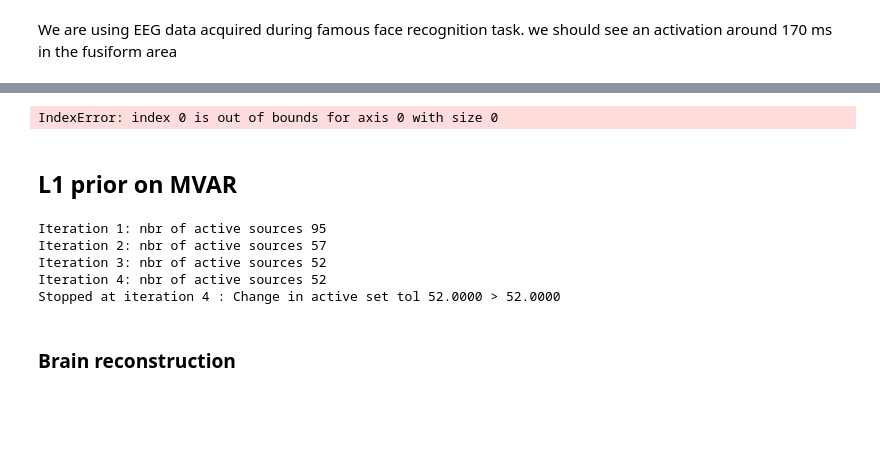
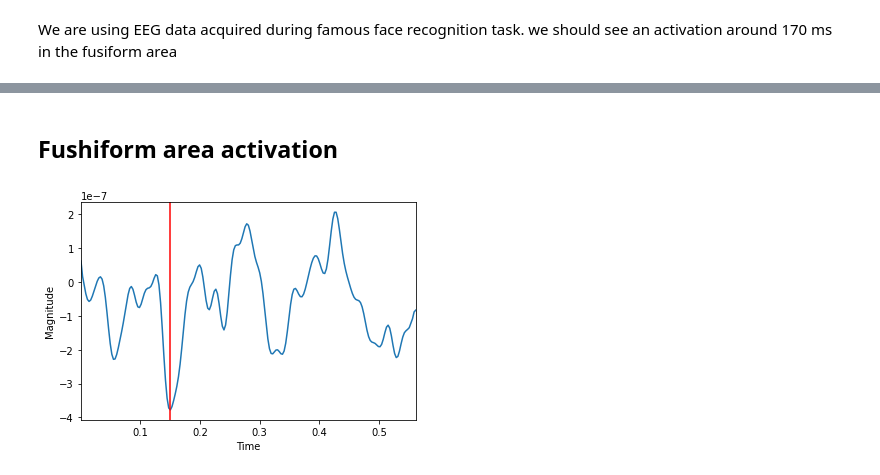
Before and after one commit to BBELAOUCHA/iSDR_cython, a Jupyter notebook: examples/eISDR_example.ipynb, the cells around one changed output, grey strips where cells are left out. Saved outputs shown, nothing was run; the diff lists cells and outputs as text; code cells hidden in the pictures; blank space fills up the shorter version.

```diff
--- a/examples/eISDR_example.ipynb
+++ b/examples/eISDR_example.ipynb
@@ -352,25 +330,12 @@ cl.plot_effective(fig_size=6, annot=False, cmap="YlGnBu")
+# %% [markdown]
+## Fushiform area activation
 # %%
 ix = np.where(cl.active_set[-1] == 42)[0][0]
-plt.plot(1e-12*cl.Scoef_[ix, :])
-
+plt.plot(time_samples, cl.Scoef_[ix, :])
+x_arg = np.argmin(cl.Scoef_[ix, :])
+plt.axvline(x=time_samples[x_arg], c='r')
 plt.xlabel('Time')
 plt.ylabel('Magnitude')
+plt.xlim(time_samples.min(), time_samples.max());
 # %% [output]
-IndexError: index 0 is out of bounds for axis 0 with size 0
+[figure, added]
-# %% [markdown]
-## L1 prior on MVAR
-# %%
-cl = ciSDR.linear_model.iSDR(l21_ratio=5, la=[1e-11, 1], verbose=1, old_version=False,
-                             normalize_Sstep=False, normalize_Astep=False)
-cl.solver(data['G'], data['M']*1e12, data['SC'].astype(int), model_p=2, A=None, normalize=False)
-cl.bias_correction()
-cl.coef_ = cl.Jbias_corr
-R = cl.coef_*1e-12
-# %% [output]
-Iteration 1: nbr of active sources 95
-Iteration 2: nbr of active sources 57
-Iteration 3: nbr of active sources 52
-Iteration 4: nbr of active sources 52
-Stopped at iteration 4 : Change in active set tol 52.0000 > 52.0000
-# %% [markdown]
-### Brain reconstruction
```
Also changed, not shown: parts of 40 cells of this notebook.
